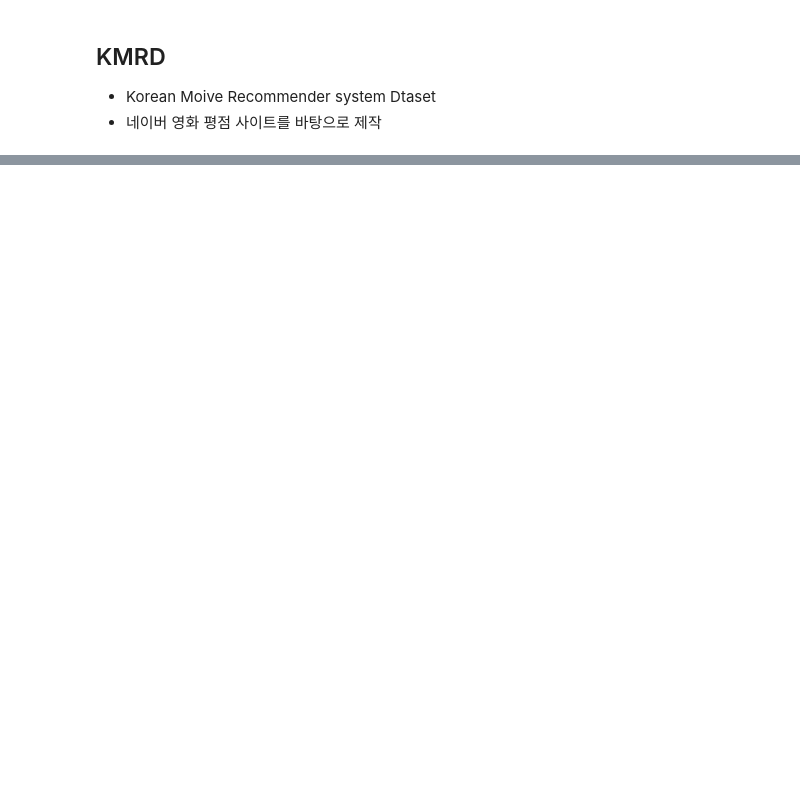
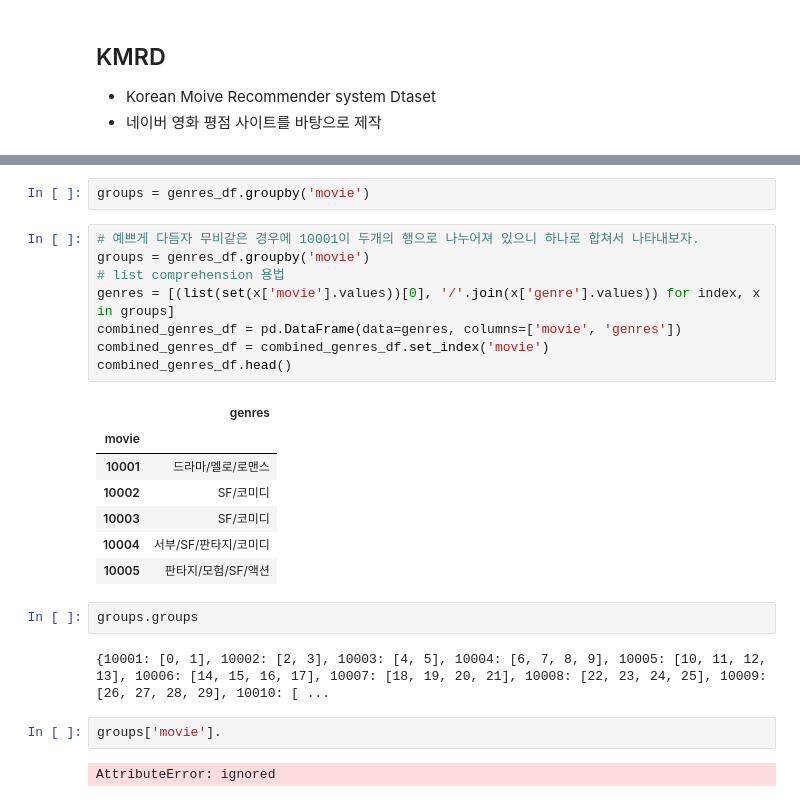
Before and after one commit to Vaycold/Vaycold, a Jupyter notebook: Recommend_Algorithm/딥러닝과_추천알고리즘,_영화_데이터셋_비교.ipynb, the cells around one changed output, grey strips where cells are left out. Cells and saved outputs as stored; diff of their text form; blank space fills up the shorter version.

```diff
--- a/Recommend_Algorithm/딥러닝과_추천알고리즘,_영화_데이터셋_비교.ipynb
+++ b/Recommend_Algorithm/딥러닝과_추천알고리즘,_영화_데이터셋_비교.ipynb
@@ -79,0 +270,26 @@ python3: can't open file 'setup.py': [Errno 2] No such file or directory
+# %%
+groups = genres_df.groupby('movie')
+# %%
+# 예쁘게 다듬자 무비같은 경우에 10001이 두개의 행으로 나누어져 있으니 하나로 합쳐서 나타내보자.
+groups = genres_df.groupby('movie')
+# list comprehension 용법
+genres = [(list(set(x['movie'].values))[0], '/'.join(x['genre'].values)) for index, x in groups]
+combined_genres_df = pd.DataFrame(data=genres, columns=['movie', 'genres'])
+combined_genres_df = combined_genres_df.set_index('movie')
+combined_genres_df.head()
+# %% [output]
+|  | genres |
+| movie |  |
+| 10001 | 드라마/멜로/로맨스 |
+| 10002 | SF/코미디 |
+| 10003 | SF/코미디 |
+| 10004 | 서부/SF/판타지/코미디 |
+| 10005 | 판타지/모험/SF/액션 |
+# %%
+groups.groups
+# %% [output]
+{10001: [0, 1], 10002: [2, 3], 10003: [4, 5], 10004: [6, 7, 8, 9], 10005: [10, 11, 12, 13], 10006: [14, 15, 16, 17], 10007: [18, 19, 20, 21], 10008: [22, 23, 24, 25], 10009: [26, 27, 28, 29], 10010: [ ...
+# %%
+groups['movie'].
+# %% [output]
+AttributeError: ignored
```
Also changed, not shown: parts of 28 cells of this notebook.
